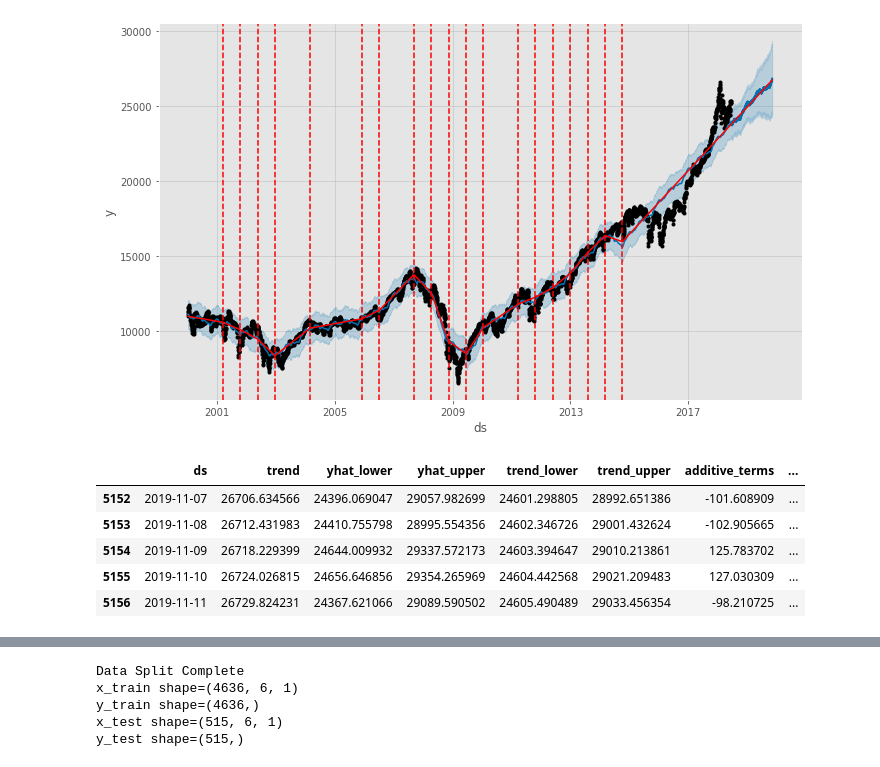
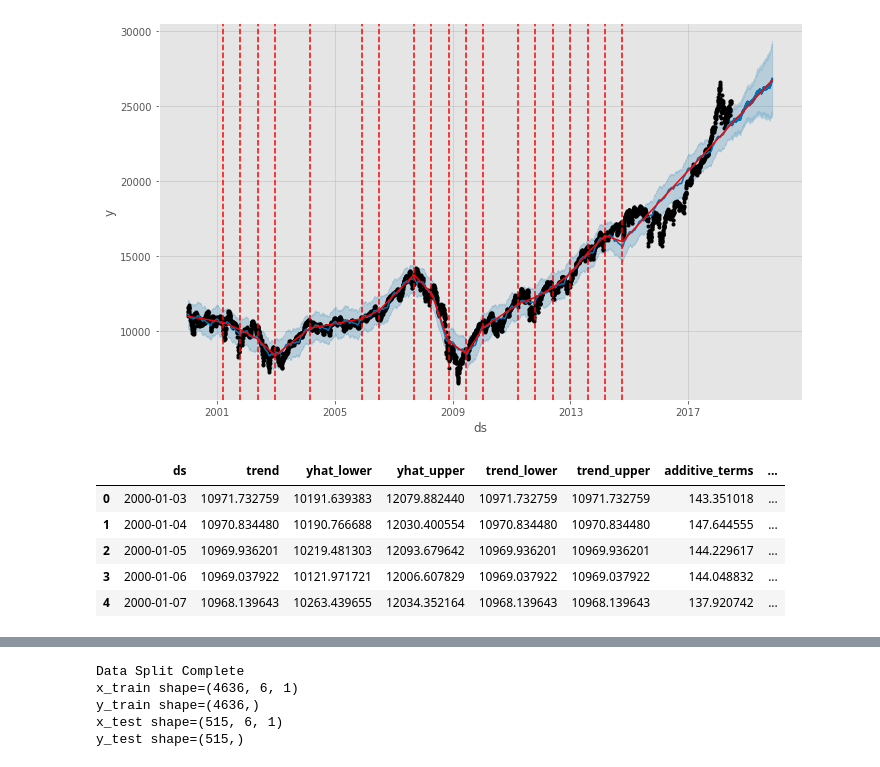
Before and after one commit to saritmaitra/Trading-strategy, a Jupyter notebook: LSTM_DJI.ipynb, the cells around one changed output, grey strips where cells are left out. Saved outputs shown, nothing was run; the diff lists cells and outputs as text; code cells hidden in the pictures.

```diff
--- a/LSTM_DJI.ipynb
+++ b/LSTM_DJI.ipynb
@@ -1684,14 +1801,14 @@ a = add_changepoints_to_plot(fig.gca(), model_prophet, forecast)
 # %% [output]
 [figure]
 # %%
-forecast.tail()
+forecast.head()
 # %% [output]
 |  | ds | trend | yhat_lower | yhat_upper | trend_lower | trend_upper | additive_terms | ... |
-| 5152 | 2019-11-07 | 26706.634566 | 24396.069047 | 29057.982699 | 24601.298805 | 28992.651386 | -101.608909 | ... |
-| 5153 | 2019-11-08 | 26712.431983 | 24410.755798 | 28995.554356 | 24602.346726 | 29001.432624 | -102.905665 | ... |
-| 5154 | 2019-11-09 | 26718.229399 | 24644.009932 | 29337.572173 | 24603.394647 | 29010.213861 | 125.783702 | ... |
-| 5155 | 2019-11-10 | 26724.026815 | 24656.646856 | 29354.265969 | 24604.442568 | 29021.209483 | 127.030309 | ... |
-| 5156 | 2019-11-11 | 26729.824231 | 24367.621066 | 29089.590502 | 24605.490489 | 29033.456354 | -98.210725 | ... |
+| 0 | 2000-01-03 | 10971.732759 | 10191.639383 | 12079.882440 | 10971.732759 | 10971.732759 | 143.351018 | ... |
+| 1 | 2000-01-04 | 10970.834480 | 10190.766688 | 12030.400554 | 10970.834480 | 10970.834480 | 147.644555 | ... |
+| 2 | 2000-01-05 | 10969.936201 | 10219.481303 | 12093.679642 | 10969.936201 | 10969.936201 | 144.229617 | ... |
+| 3 | 2000-01-06 | 10969.037922 | 10121.971721 | 12006.607829 | 10969.037922 | 10969.037922 | 144.048832 | ... |
+| 4 | 2000-01-07 | 10968.139643 | 10263.439655 | 12034.352164 | 10968.139643 | 10968.139643 | 137.920742 | ... |
 # %%
 # the 1 sigma upper and lower analytic population bounds
 lower_bound = (forecast.yhat_lower.iloc[train_size+1:])
```
Also changed, not shown: parts of 37 cells of this notebook.
